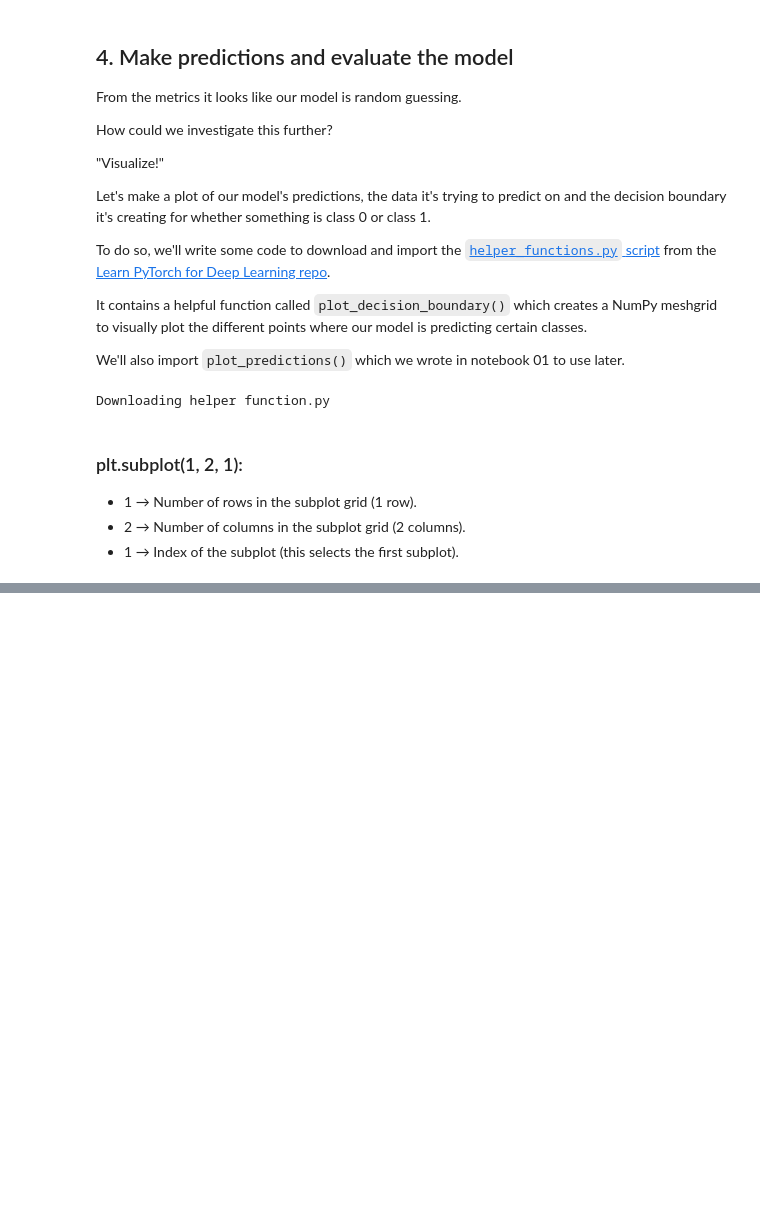
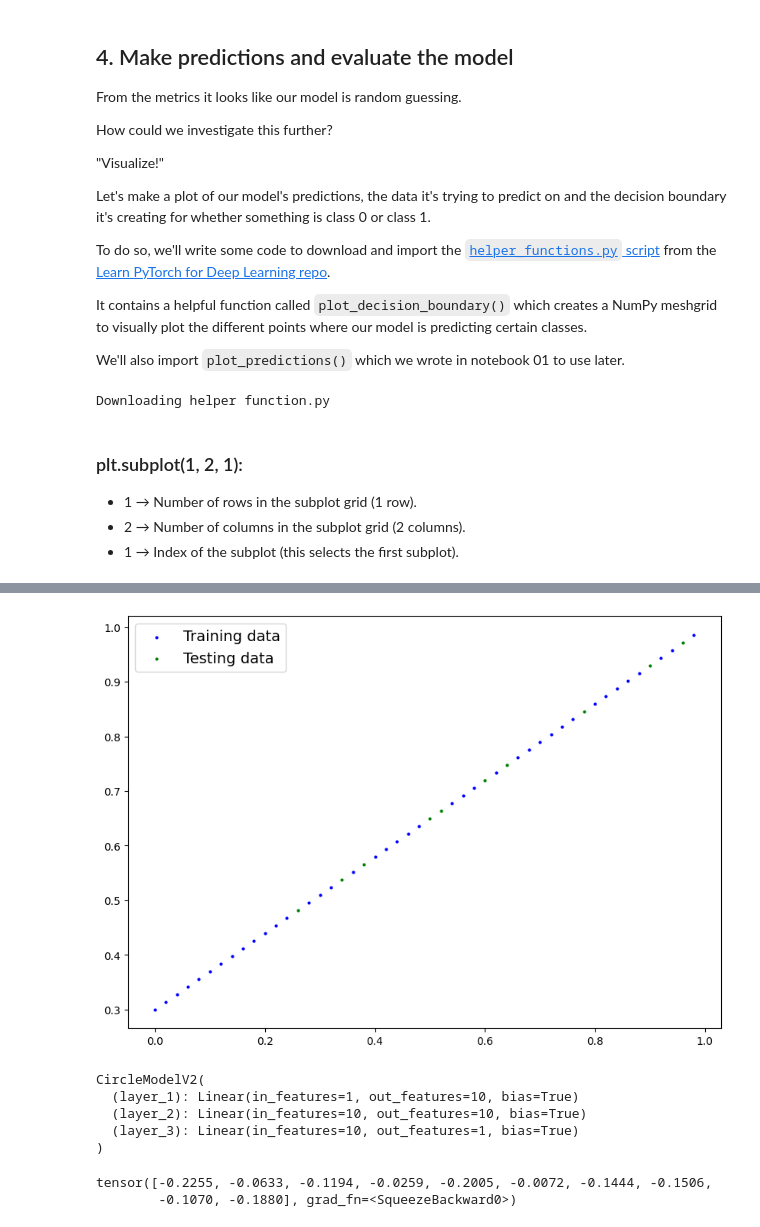
Before and after one commit to Farahnosh-Yousofi/PyTorch-Tutorials, a Jupyter notebook: 02_Neural_Network_Classification_with_Pytorch.ipynb, the cells around one changed output, grey strips where cells are left out. Saved outputs shown, nothing was run; the diff lists cells and outputs as text; code cells hidden in the pictures; blank space fills up the shorter version.

```diff
--- a/02_Neural_Network_Classification_with_Pytorch.ipynb
+++ b/02_Neural_Network_Classification_with_Pytorch.ipynb
@@ -450,0 +566,13 @@ plot_decision_boundary(model_0, X_test, Y_test)
+# %%
+# Create *known* parameters
+weight = 0.7
+bias = 0.3
+
+# Create data
+start = 0
+end = 1
+step = 0.02
+X = torch.arange(start, end, step).unsqueeze(dim=1)
+y = weight * X + bias
+
+X[:10], y[:10]
@@ -450,0 +600,9 @@ plot_decision_boundary(model_0, X_test, Y_test)
+# %%
+X1_Train, X1_test,Y1_Train,  Y1_test = train_test_split(X,y,test_size=0.2,random_state=42)
+# %%
+plot_predictions(train_data=X1_Train,
+                 train_labels=Y1_Train,
+                 test_data=X1_test,
+                 test_labels=Y1_test);
+# %% [output]
+[figure, added]
@@ -450,0 +611,28 @@ plot_decision_boundary(model_0, X_test, Y_test)
+# %%
+class CircleModelV2(nn.Module):
+  def __init__(self):
+    super().__init__()
+    self.layer_1 = nn.Linear(in_features = 1, out_features = 10)
+    self.layer_2 = nn.Linear(in_features = 10, out_features = 10)
+    self.layer_3 = nn.Linear(in_features = 10, out_features = 1)
+
+  def forward(self, x):
+    z = self.layer_1(x)
+    z = self.layer_2(z)
+    z = self.layer_3(z)
+    return z   ## or return self.layer_3(self.layer_2(self.layer_1(x)))
+
+model_2 = CircleModelV2().to(device)
+model_2
+# %% [output]
+CircleModelV2(
+  (layer_1): Linear(in_features=1, out_features=10, bias=True)
+  (layer_2): Linear(in_features=10, out_features=10, bias=True)
+  (layer_3): Linear(in_features=10, out_features=1, bias=True)
+)
+# %%
+logit = model_2(X1_test).squeeze()
+logit
+# %% [output]
+tensor([-0.2255, -0.0633, -0.1194, -0.0259, -0.2005, -0.0072, -0.1444, -0.1506,
+        -0.1070, -0.1880], grad_fn=<SqueezeBackward0>)
```
Also changed, not shown: parts of 64 cells of this notebook.
